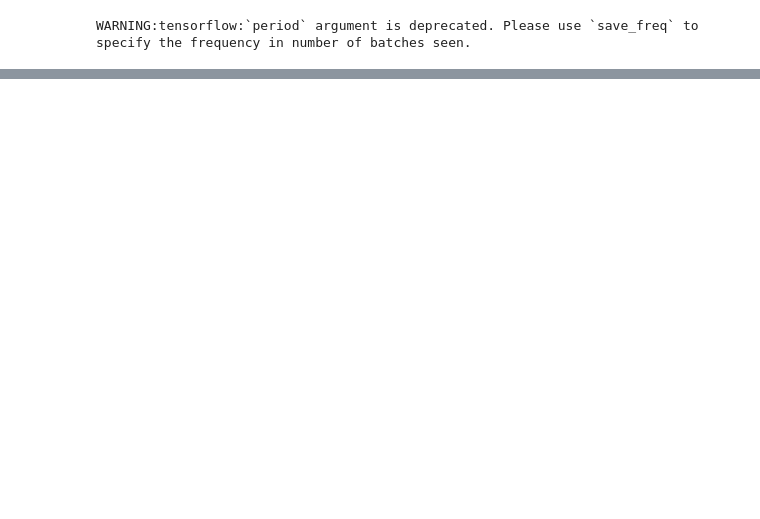
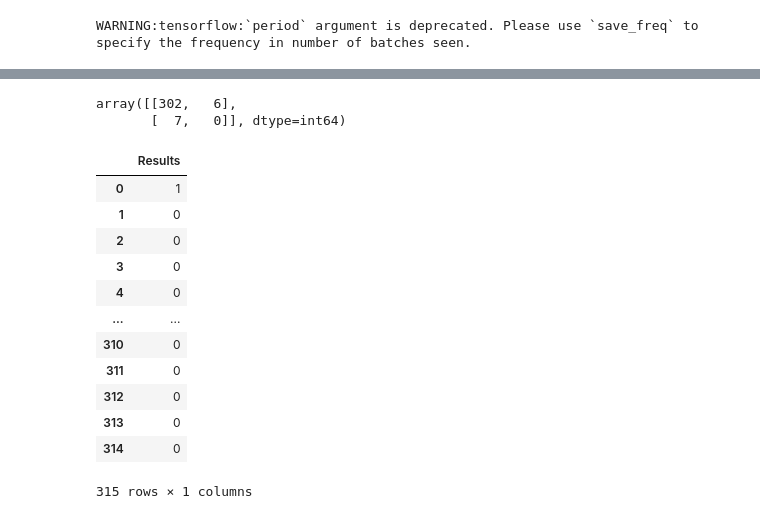
Before and after one commit to pato7mx/Credit-Card-Risk-Analysis-Machine-Learning, a Jupyter notebook: Machine Learning Related/Machine_Learning.ipynb, the cells around one changed output, grey strips where cells are left out. Cells and saved outputs as stored; diff of their text form; code cells hidden in the pictures; blank space fills up the shorter version.

```diff
--- a/Machine Learning Related/Machine_Learning.ipynb
+++ b/Machine Learning Related/Machine_Learning.ipynb
@@ -393,0 +401,28 @@ Loss: 0.13751958310604095, Accuracy: 0.9777777791023254
+# %%
+Results = []
+for i in nn.predict(X_test_scaled):
+    Results.append(round(i[0]))
+
+Results
+from sklearn.metrics import confusion_matrix
+confusion_matrix(y_test, Results)
+# %% [output]
+array([[302,   6],
+       [  7,   0]], dtype=int64)
+# %%
+y_pred = pd.DataFrame(Results,columns=['Results'])
+y_pred
+# %% [output]
+|  | Results |
+| 0 | 1 |
+| 1 | 0 |
+| 2 | 0 |
+| 3 | 0 |
+| 4 | 0 |
+| ... | ... |
+| 310 | 0 |
+| 311 | 0 |
+| 312 | 0 |
+| 313 | 0 |
+| 314 | 0 |
+315 rows × 1 columns
```
Also changed, not shown: parts of 6 cells of this notebook, 1 other file.
